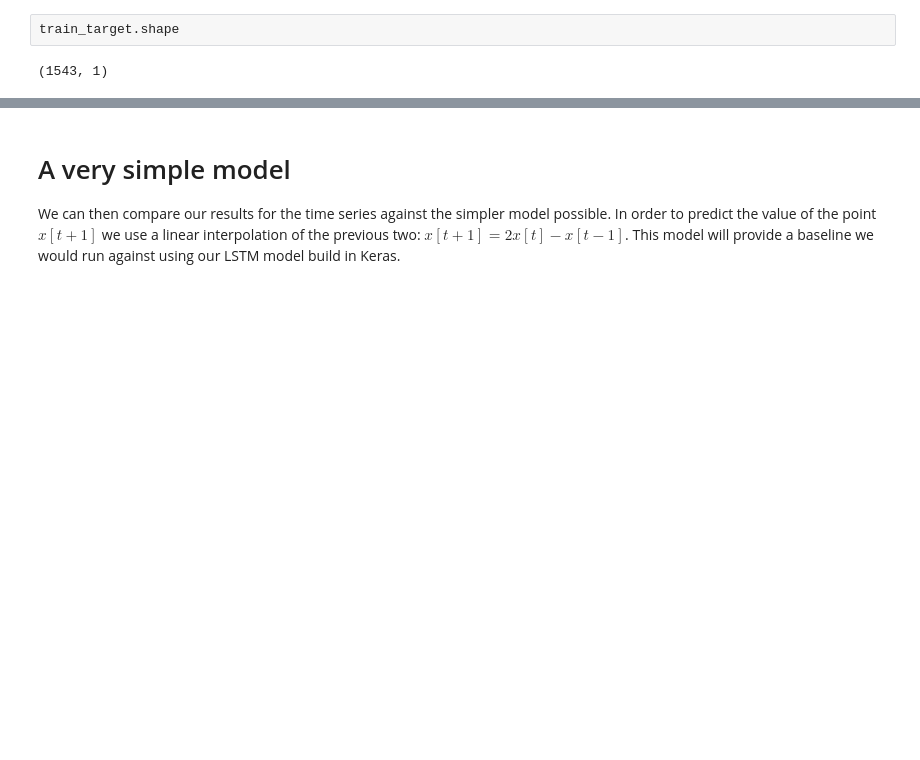
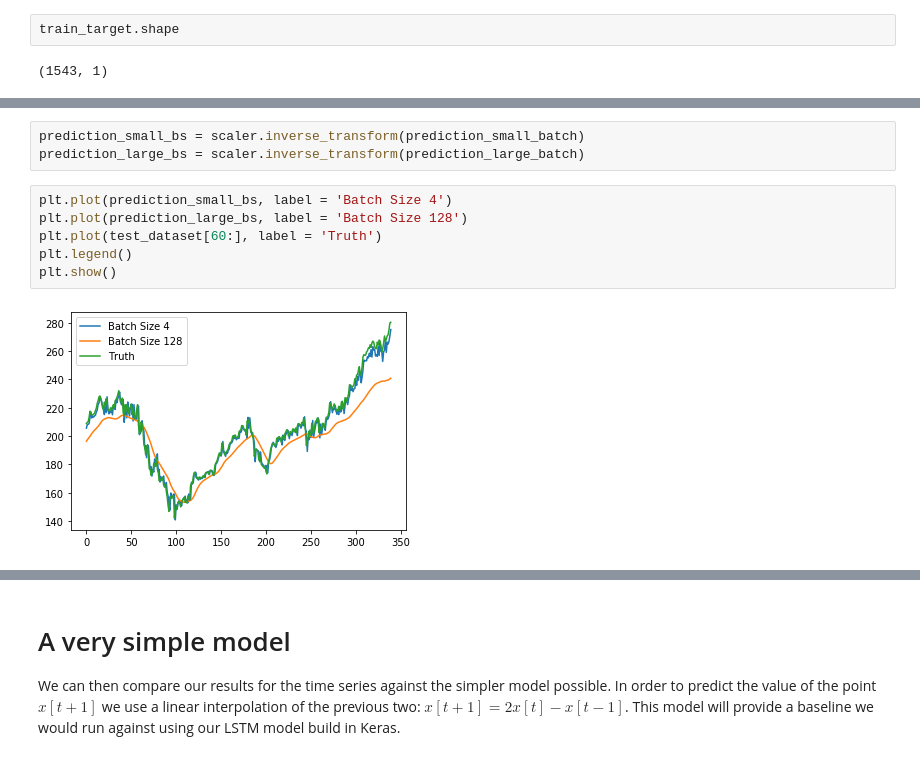
Before and after one commit to LorenzoCevolani/TimeSeriesTutorial, a Jupyter notebook: LSTM.ipynb, the cells around one changed output, grey strips where cells are left out. Drawn from its saved outputs; the diff is of its cells as text; blank space fills up the shorter version.

```diff
--- a/LSTM.ipynb
+++ b/LSTM.ipynb
@@ -281,0 +308,11 @@ plt.show()
+# %%
+prediction_small_bs = scaler.inverse_transform(prediction_small_batch)
+prediction_large_bs = scaler.inverse_transform(prediction_large_batch)
+# %%
+plt.plot(prediction_small_bs, label = 'Batch Size 4')
+plt.plot(prediction_large_bs, label = 'Batch Size 128')
+plt.plot(test_dataset[60:], label = 'Truth')
+plt.legend()
+plt.show()
+# %% [output]
+[figure, added]
```
Also changed, not shown: parts of 48 cells of this notebook.
